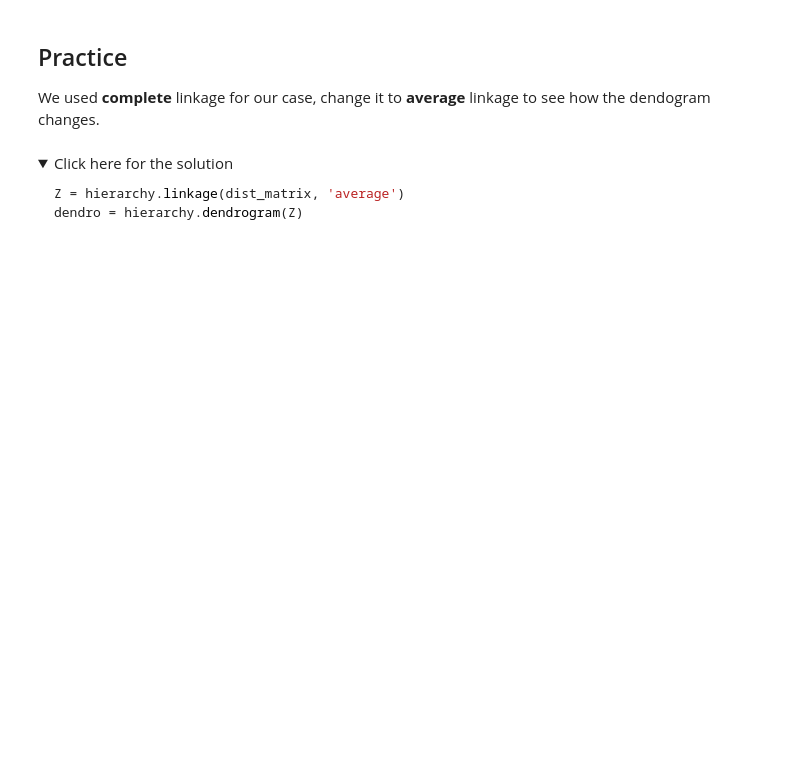
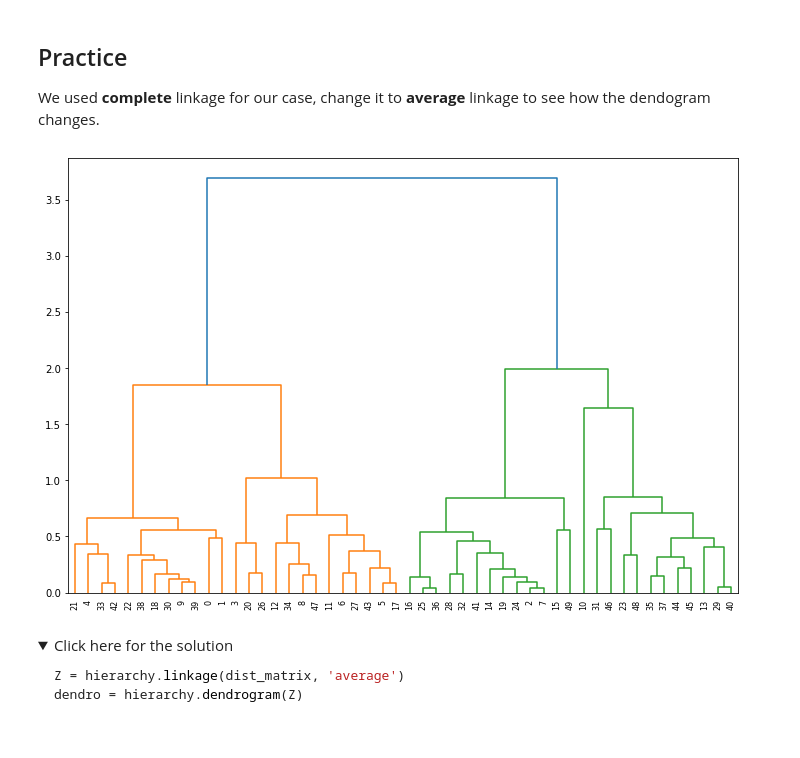
Before and after one commit to lvallejomendez/Coursera-IBM_data_science, a Jupyter notebook: Machine Learning with Python/notebooks/ML0101EN-Clus-Hierarchical-Cars-py-v1.ipynb, the cells around one changed output. Drawn from its saved outputs; the diff is of its cells as text; code cells hidden in the pictures; folded sections open; blank space fills up the shorter version.

```diff
--- a/Machine Learning with Python/notebooks/ML0101EN-Clus-Hierarchical-Cars-py-v1.ipynb
+++ b/Machine Learning with Python/notebooks/ML0101EN-Clus-Hierarchical-Cars-py-v1.ipynb
@@ -169,3 +207,10 @@ We used **complete** linkage for our case, change it to **average** linkage to s
+# %%
+Z = hierarchy.linkage(dist_matrix, 'average')
+
+plt.figure(figsize=(12, 8))
+dendro = hierarchy.dendrogram(Z)
+# %% [output]
+[figure, added]
 # %% [markdown]
 <details><summary>Click here for the solution</summary>
 
```
Also changed, not shown: parts of 27 cells of this notebook, 2 other files.
